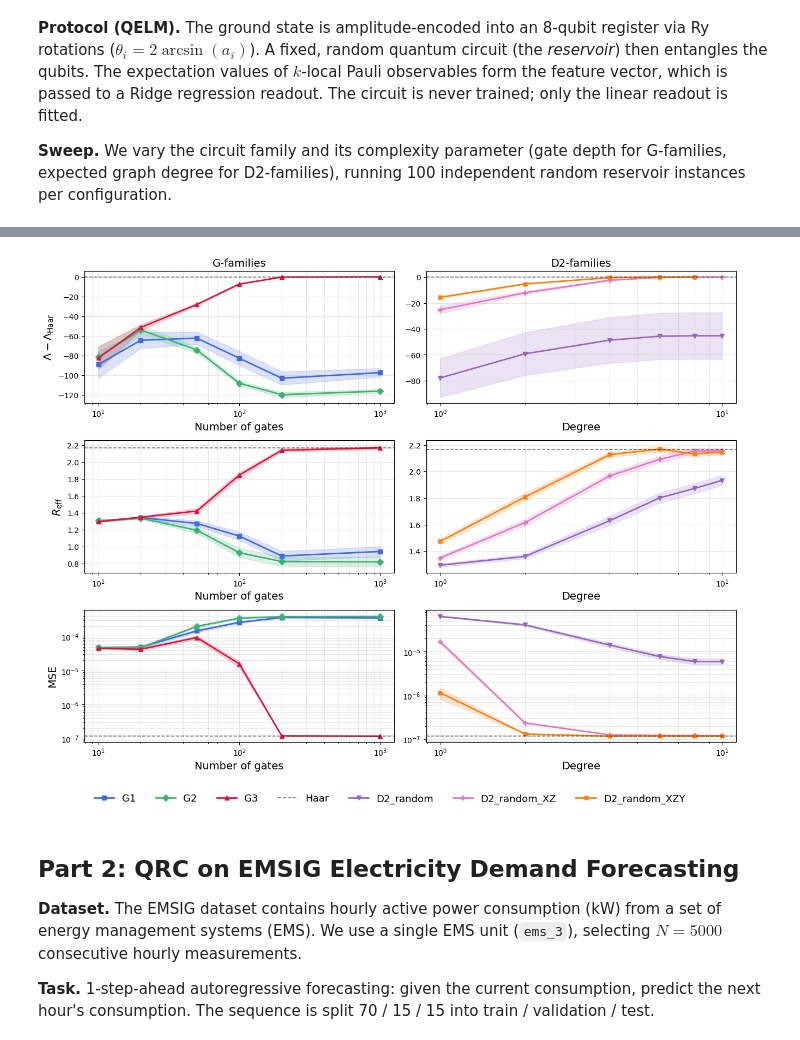
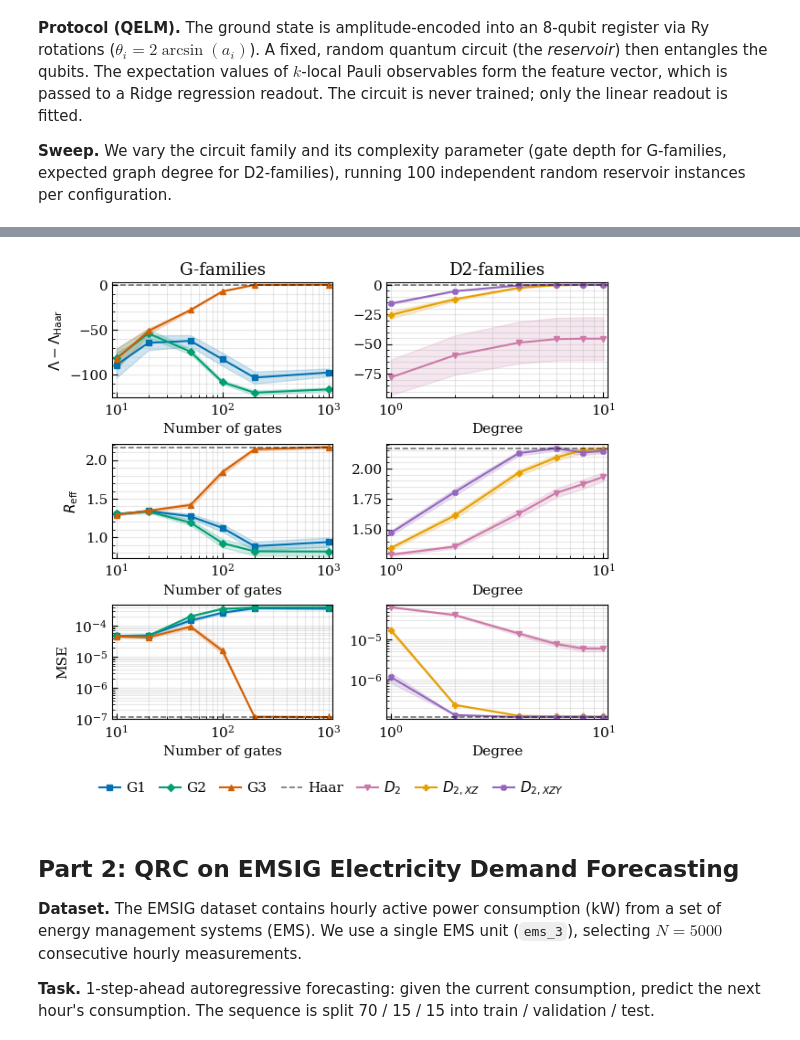
Before and after one commit to laiadc/order_statistics, a Jupyter notebook: Exp3_real_data.ipynb, the cells around one changed output, grey strips where cells are left out. Drawn from its saved outputs; the diff is of its cells as text; code cells hidden in the pictures.

```diff
--- a/Exp3_real_data.ipynb
+++ b/Exp3_real_data.ipynb
@@ -93,7 +147,15 @@ def plot_diagnostics(g_results, d_results, haar_ref,
     g_results, d_results : {family: {x_val: {ors_m, ors_s, reff_m, reff_s, metric_m, metric_s}}}
     haar_ref             : {ors: 0.0, reff: scalar|None, metric: scalar|None}
     """
-    fig, axes = plt.subplots(3, 2, figsize=(13, 10))
+    LABEL_MAP = {
+        'D2_random': r'$D_2$',
+        'D2_random_XZ': r'$D_{2,XZ}$',
+        'D2_random_XZY': r'$D_{2,XZY}$',
+    }
+
+    mm = 1 / 25.4
+    fig, axes = plt.subplots(3, 2, figsize=(160 * mm, 140 * mm),
+                             layout='constrained')
 
     col_specs = [
         (0, g_results,  G_FAMILIES,  'Number of gates', 'G-families'),
@@ -120,7 +182,7 @@ def plot_diagnostics(g_results, d_results, haar_ref,
                 xv = np.array(xs)[valid]
                 ax.plot(xv, ys_m[valid],
                         color=FAMILY_COLORS[fam], marker=FAMILY_MARKERS[fam],
-                        lw=2, ms=6, label=fam)
+                        label=LABEL_MAP.get(fam, fam))
                 ax.fill_between(xv,
                                 (ys_m - ys_s)[valid], (ys_m + ys_s)[valid],
                                 color=FAMILY_COLORS[fam], alpha=0.18)
@@ -132,11 +194,11 @@ def plot_diagnostics(g_results, d_results, haar_ref,
                 ax.axhline(0, color='gray', ls='--', lw=1.2, alpha=0.55, label='Haar')
 
             ax.set_xscale('log')
-            ax.set_xlabel(xlabel, fontsize=14)
+            ax.set_xlabel(xlabel)
             if col == 0:
-                ax.set_ylabel(row_labels[row], fontsize=14)
+                ax.set_ylabel(row_labels[row])
             if row == 0:
-                ax.set_title(title, fontsize=14)
+                ax.set_title(title)
             if row == 2 and log_metric:
                 ax.set_yscale('log')
             ax.grid(True, which='both', alpha=0.3)
@@ -148,10 +210,11 @@ def plot_diagnostics(g_results, d_results, haar_ref,
     for h, l in zip(*ax.get_legend_handles_labels()):
         seen.setdefault(l, h)
     fig.legend(seen.values(), seen.keys(), loc='upper center',
-               bbox_to_anchor=(0.5, -0.01), ncol=len(seen), fontsize=13, frameon=False)
-    fig.tight_layout(rect=[0, 0, 1, 0.97])
+               bbox_to_anchor=(0.5, -0.01), ncol=len(seen), frameon=False,
+               columnspacing=1.0, handletextpad=0.4, handlelength=1.5)
+
     if save_path:
-        fig.savefig(save_path, dpi=150, bbox_inches='tight')
+        fig.savefig(save_path.replace('.png', '.pgf'))
     plt.show()
 # %% [markdown]
 ## Part 1: QELM on LiH Excited-State Energy Prediction
@@ -277,11 +339,11 @@ Haar  R_eff = 2.16   MSE = 1.1728e-07
 # %%
 plot_diagnostics(
     lih_g_results, lih_d_results, lih_haar_ref,
     metric_label='MSE', log_metric=True,
-    save_path=os.path.join('figures', 'fig_LiH.png'),
+    save_path=os.path.join('figures', 'exp5_LiH_multibasis.png'),
 )
 # %% [output]
-[figure, old version]
+[figure, new version]
 # %% [markdown]
 ## Part 2: QRC on EMSIG Electricity Demand Forecasting
 
```
Also changed, not shown: parts of 5 cells of this notebook, 7 other files.
